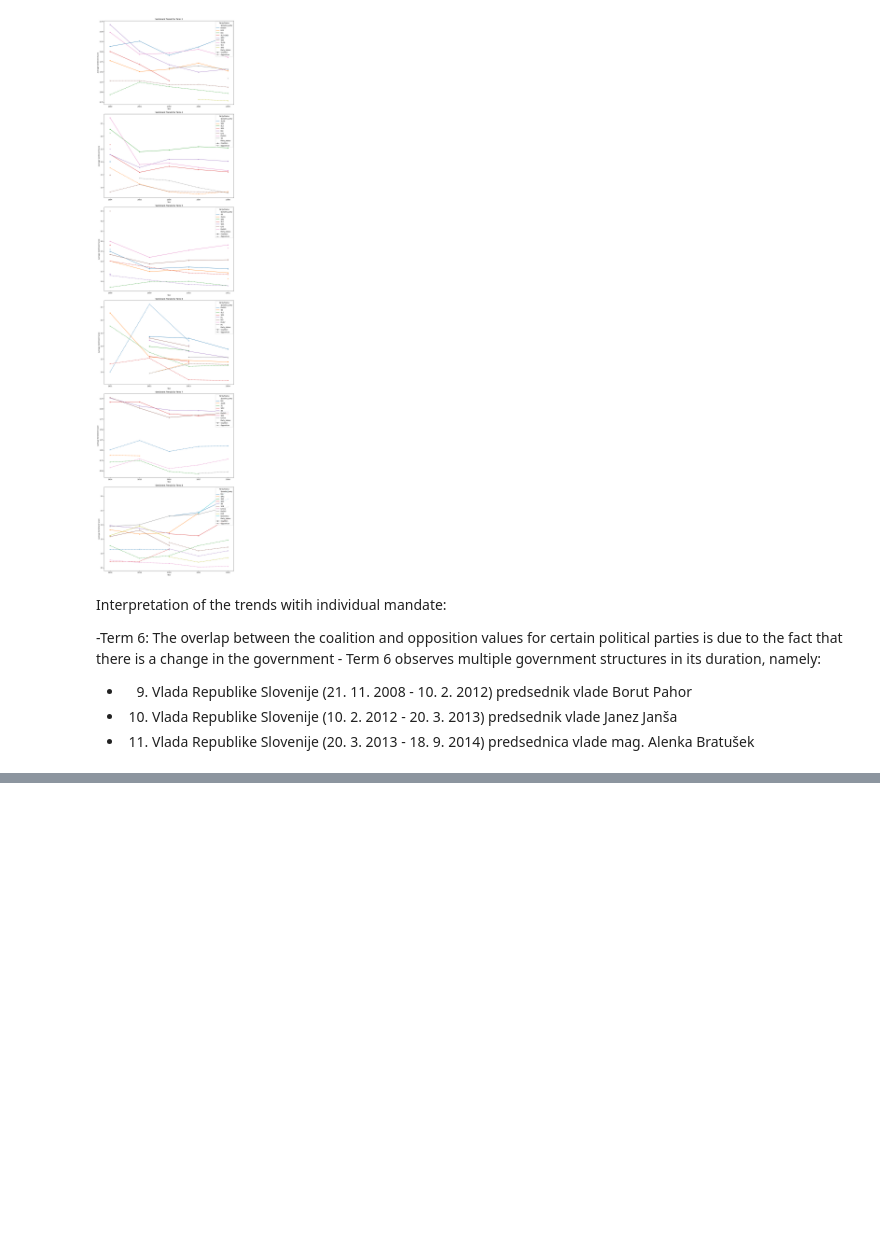
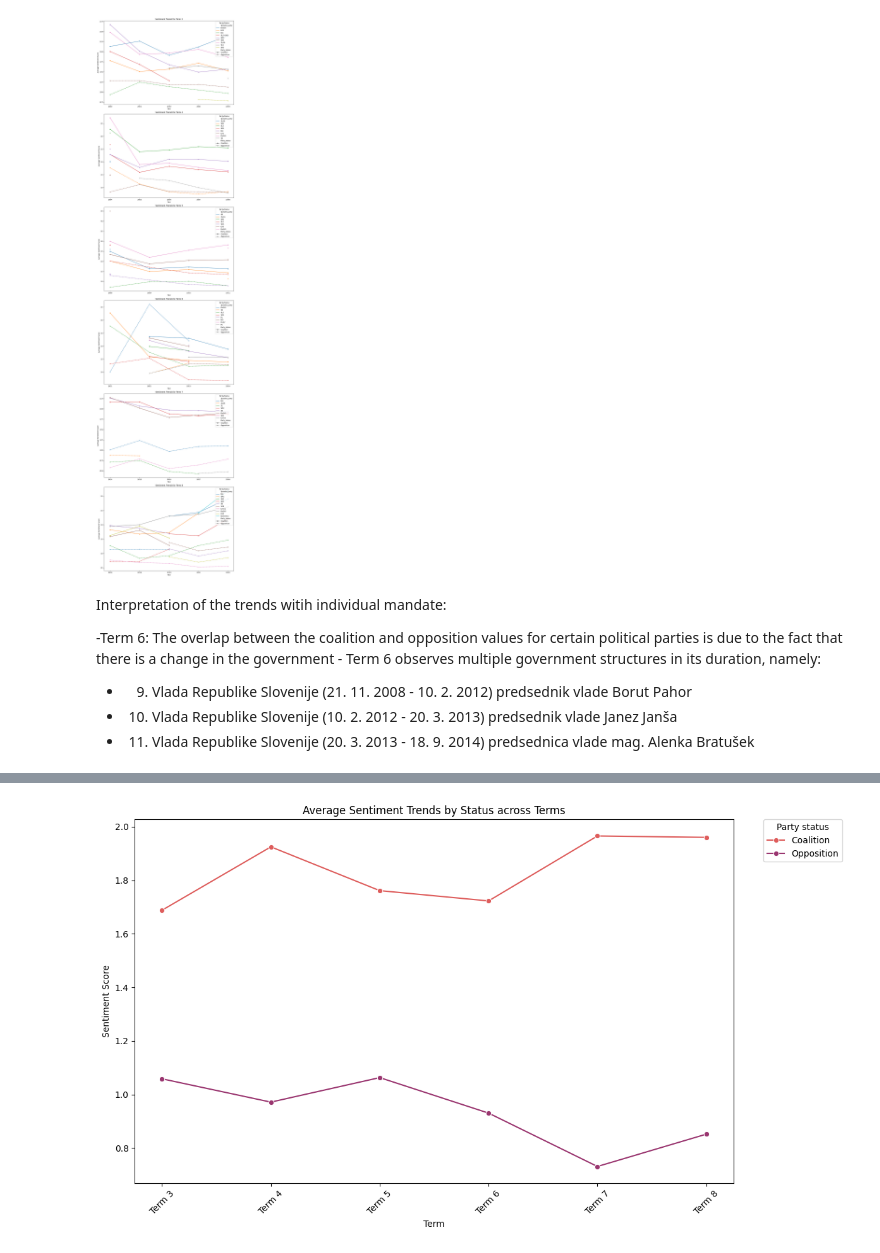
Before and after one commit to katjameden/ParlaMint_Sentiment, a Jupyter notebook: Aggregation/Notebooks/Sentiment_Analysis/Analysis.ipynb, the cells around one changed output, grey strips where cells are left out. Drawn from its saved outputs; the diff is of its cells as text; code cells hidden in the pictures; blank space fills up the shorter version.

```diff
--- a/Aggregation/Notebooks/Sentiment_Analysis/Analysis.ipynb
+++ b/Aggregation/Notebooks/Sentiment_Analysis/Analysis.ipynb
@@ -649,0 +682,22 @@ term_sent.to_csv('../../Tables/Terms.csv', encoding='utf-8', index=False)
+# %%
+terms_status = mandates.copy()
+terms_status['utt_annotations'] = pd.to_numeric(terms_status['utt_annotations'])
+trends_status = terms_status.groupby(['Party_status', 'Term']).agg({'utt_annotations':'mean'}).reset_index()
+trends_status['Term'] = pd.Categorical(trends_status['Term'], ordered=True)
+
+trends_status
+
+plt.figure(figsize=(12, 7))
+
+sns.lineplot(data=trends_status, x='Term', y='utt_annotations', hue='Party_status', marker='o', linewidth=1.5, palette='flare')
+
+plt.title('Average Sentiment Trends by Status across Terms')
+plt.xlabel('Term')
+plt.ylabel('Sentiment Score')
+plt.legend(title='Party status', loc='upper left', bbox_to_anchor=(1.05, 1), borderaxespad=0.)
+plt.xticks(rotation=45)
+plt.savefig('../../Figures/Sentiment_Analysis/Status_Trends.png', dpi=300)
+
+plt.tight_layout()
+# %% [output]
+[figure, added]
```
Also changed, not shown: parts of 1 cell of this notebook, 1 other file.
